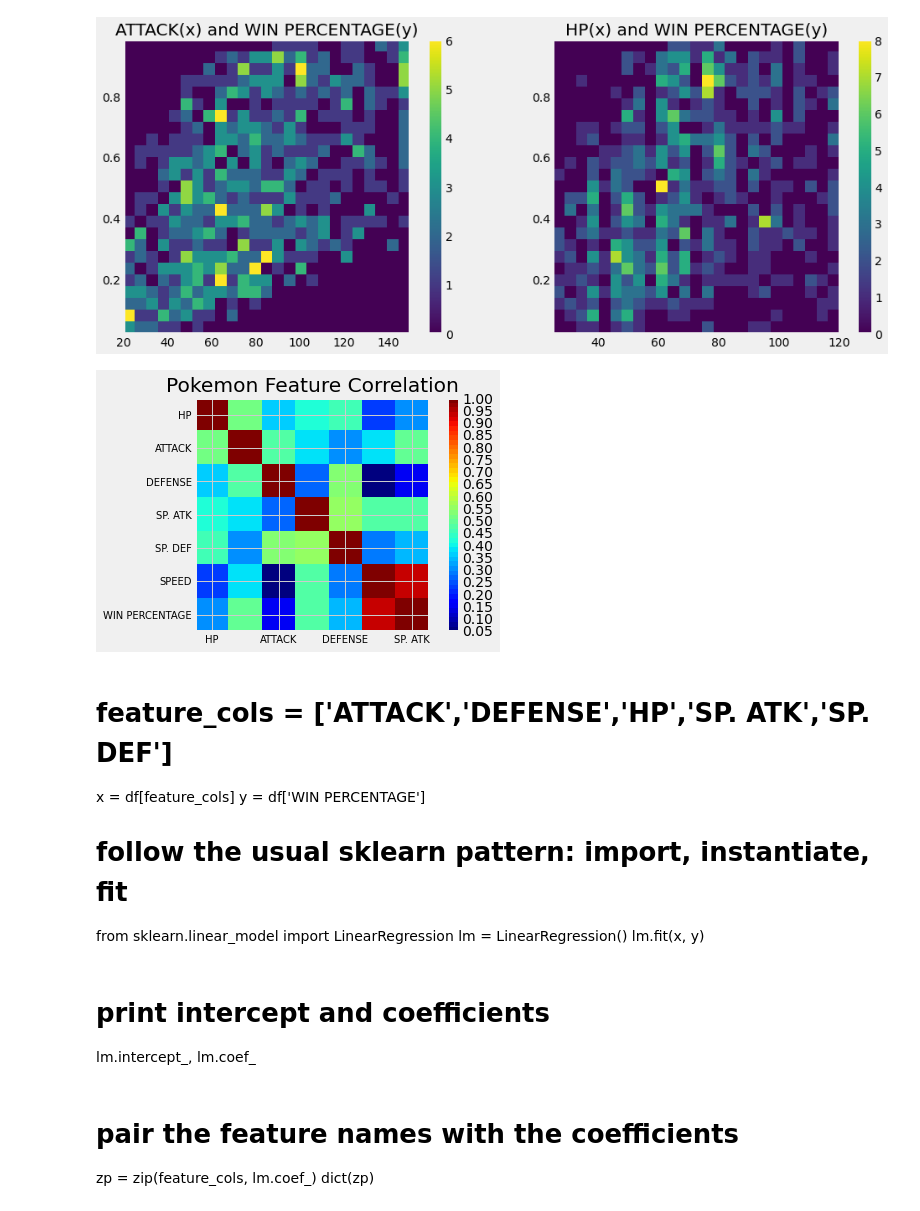
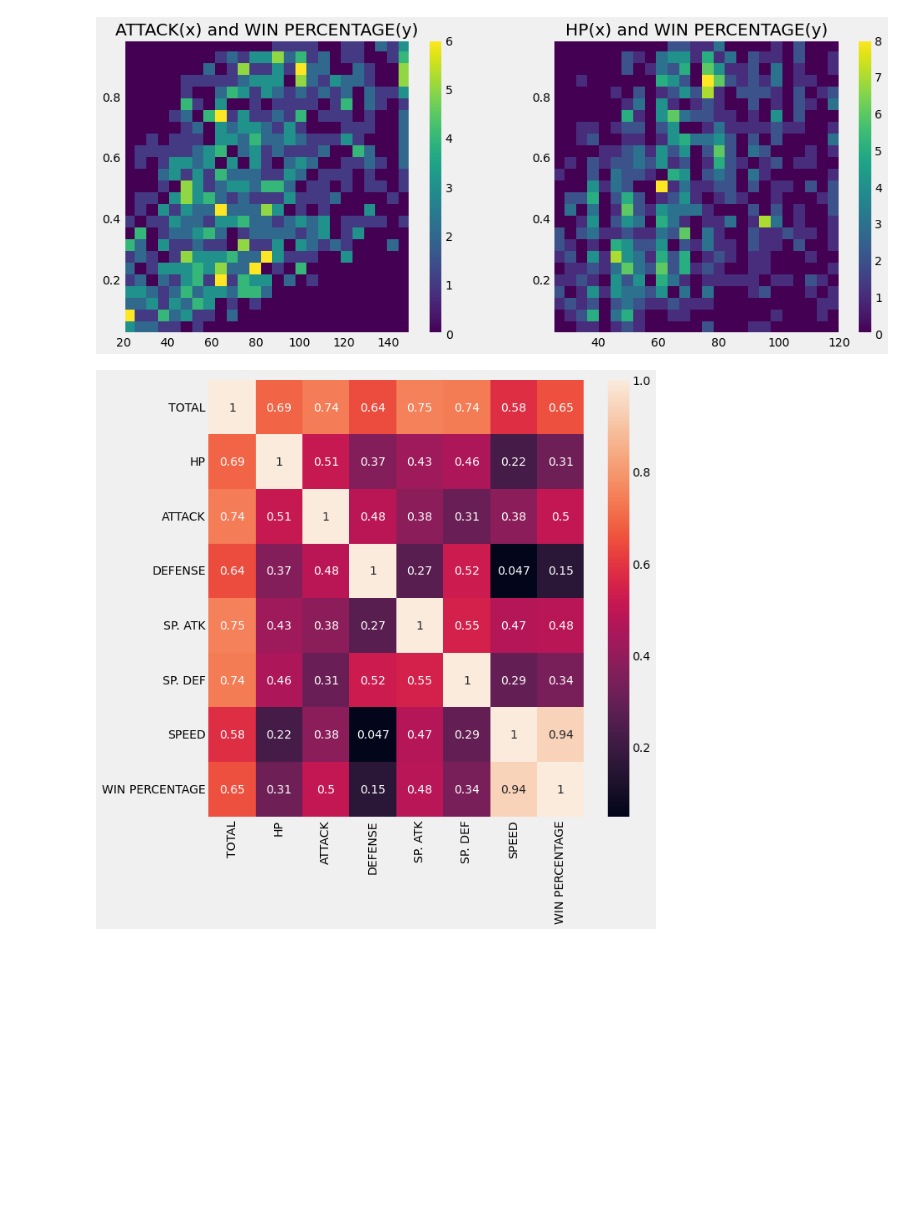
Before and after one commit to mehmetizmirlioglu/pokemon, a Jupyter notebook: pokemon.ipynb, the cells around one changed output. Cells and saved outputs as stored; diff of their text form; code cells hidden in the pictures; blank space fills up the shorter version.

```diff
--- a/pokemon.ipynb
+++ b/pokemon.ipynb
@@ -318,40 +320,10 @@ plt.show()
 # %% [output]
 [figure]
 # %%
-def correlation_matrix(df):
-    from matplotlib import pyplot as plt
-    from matplotlib import cm as cm
-
-    fig = plt.figure()
-    ax1 = fig.add_subplot(111)
-    cmap = cm.get_cmap('jet', 50)
-    cax = ax1.imshow(df.corr(), interpolation="nearest", cmap=cmap)
-    ax1.grid(True)
-    plt.title('Pokemon Feature Correlation')
-    labels=['TYPE 1','HP', 'ATTACK', 'DEFENSE', 'SP. ATK', 'SP. DEF', 'SPEED', 'WIN PERCENTAGE']
-    ax1.set_xticklabels(labels,fontsize=10)
-    ax1.set_yticklabels(labels,fontsize=10)
-    # Add colorbar, make sure to specify tick locations to match desired ticklabels
-    fig.colorbar(cax, ticks=[0.00,.05,.10,.15,.20,.25,.30,.35,.40,.45,.50,.55,.60,.65,.70,.75,.8,.85,.90,.95,1])
-    plt.show()
-
-correlation_matrix(df.loc[:,col])
+dfCM = pd.DataFrame(df,columns=['TOTAL','HP','ATTACK','DEFENSE','SP. ATK','SP. DEF','SPEED','WIN PERCENTAGE'])
+corrMatrix = dfCM.corr()
+f, ax = plt.subplots(figsize=(9, 9))
+ax = sns.heatmap(corrMatrix, annot=True)
+plt.show()
 # %% [output]
-[figure, old version]
+[figure, new version]
-# %% [markdown]
-# feature_cols = ['ATTACK','DEFENSE','HP','SP. ATK','SP. DEF']
-
-x = df[feature_cols]
-y = df['WIN PERCENTAGE']
-
-# follow the usual sklearn pattern: import, instantiate, fit
-from sklearn.linear_model import LinearRegression
-lm = LinearRegression()
-lm.fit(x, y)
-# %% [markdown]
-# print intercept and coefficients
-lm.intercept_, lm.coef_
-# %% [markdown]
-# pair the feature names with the coefficients
-zp = zip(feature_cols, lm.coef_)
-dict(zp)
```
Also changed, not shown: parts of 10 cells of this notebook.
